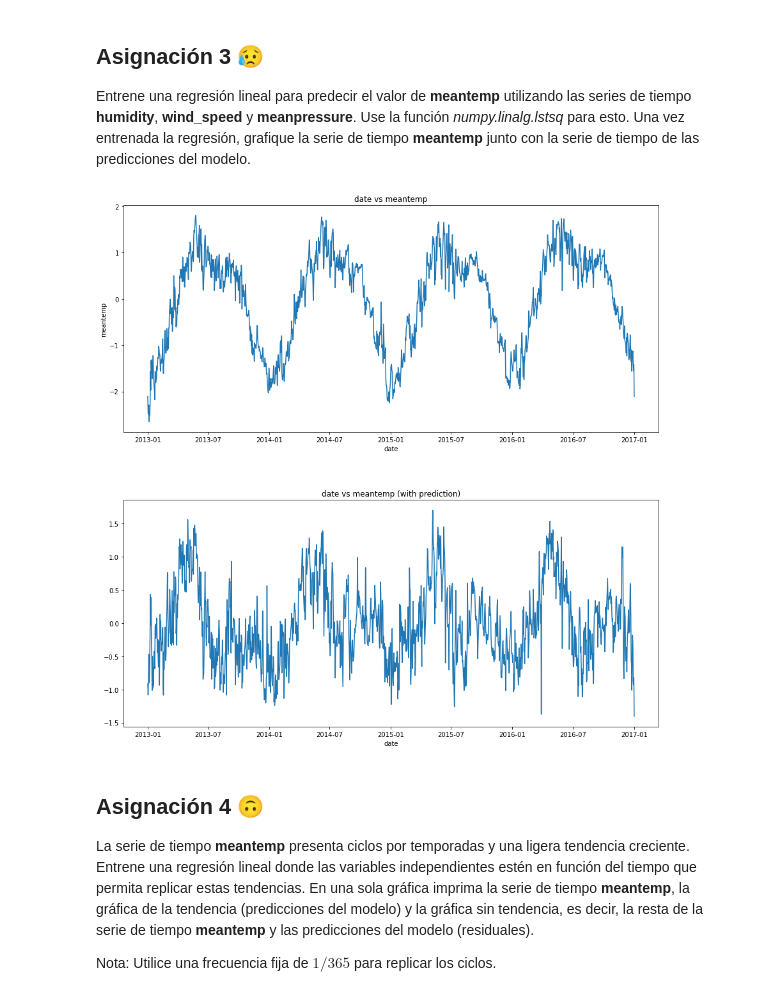
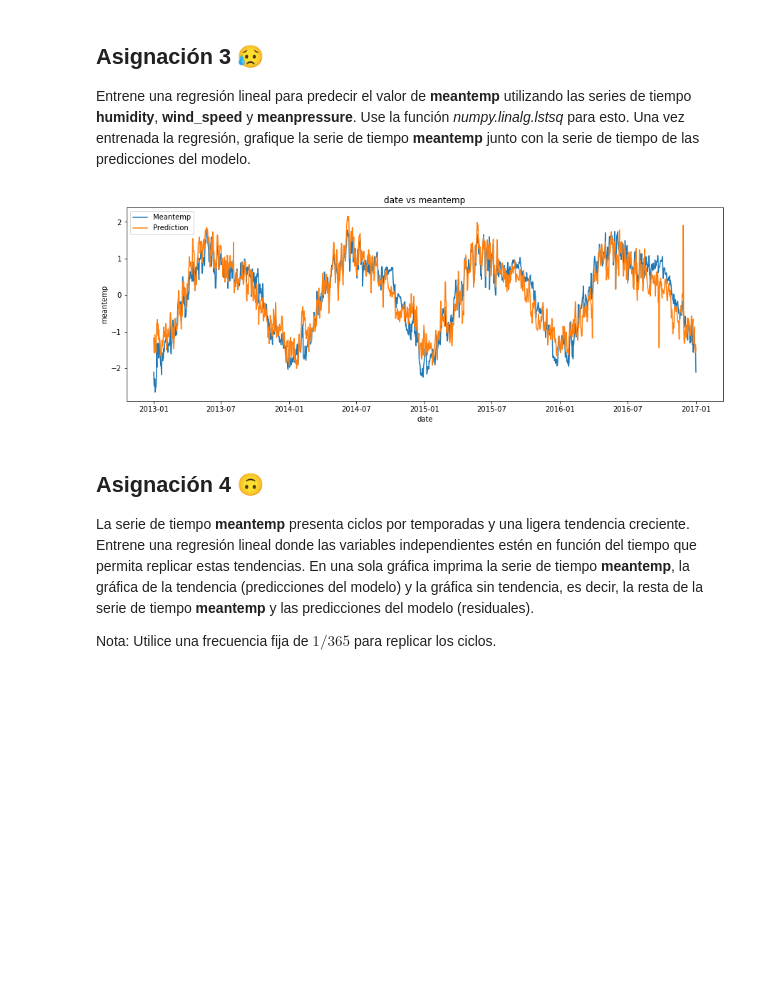
Before and after one commit to breko151/TIMES_SERIES_ANALYSIS, a Jupyter notebook: 3 - Preprocesamiento de Series de Tiempo.ipynb, the cells around one changed output. Drawn from its saved outputs; the diff is of its cells as text; code cells hidden in the pictures; blank space fills up the shorter version.

```diff
--- a/3 - Preprocesamiento de Series de Tiempo.ipynb
+++ b/3 - Preprocesamiento de Series de Tiempo.ipynb
@@ -103,5 +103,9 @@ df.meanpressure.isnull()
 1460    False
 1461    False
 Name: meanpressure, Length: 1462, dtype: bool
-# %%
-df["meanpressure"] = (df["meanpressure"] - df["meanpressure"].min()) / (df["meanpressure"].max() - df["meanpressure"].min())
+# %%
+# Obtenemos los quantiles para
+min_q = 0.01
+max_q = 0.99
+quant = df.meanpressure.quantile([min_q, max_q])
+quant
@@ -108,3 +116,7 @@ df["meanpressure"] = (df["meanpressure"] - df["meanpressure"].min()) / (df["mean
+# %%
+# Transformamos los datos
+df.loc[df.meanpressure > quant[max_q], 'meanpressure'] = quant[max_q]
+df.loc[df.meanpressure < quant[min_q], 'meanpressure'] = quant[min_q]
 # %%
 # Observamos la nueva distribución de los datos
 _fig_, _axs_ = plt.subplots(ncols = 1, figsize = (15, 5))
@@ -116,6 +127,0 @@ _ = sns.histplot(x = df["meanpressure"], ax = _axs_)
-# %%
-# Se realiza una tranformación de los valores 'meanpressure'
-# Sustitución de 0 por valores diferentes de 0, que se aproximen
-df["meanpressure" == 0] = 0.0000000001
-# Le aplicamos la función logaritmo a los valores de la columna 'meanpressure'
-df["meanpressure"] = np.log(np.array(df["meanpressure"]) - df["meanpressure"].min() + 1)
@@ -214,14 +214,13 @@ prediction = X.dot(coef)
 # %%
 prediction = [i[0] for i in prediction]
 # %%
-_fig_, _axs_ = plt.subplots(nrows = 2, figsize = (15, 15))
+_fig_, _axs_ = plt.subplots(nrows = 1, figsize = (15, 5))
 _fig_.subplots_adjust(hspace = 0.3, wspace = 0.3)
-_axs_[0].set(title = "date vs meantemp")
-_ = sns.lineplot(x = new_df["date"], y = new_df['meantemp'], ax = _axs_[0])
-_axs_[1].set(title = "date vs meantemp (with prediction)")
-_ = sns.lineplot(x = new_df["date"], y = prediction, ax = _axs_[1])
+_axs_.set(title = "date vs meantemp")
+_ = sns.lineplot(x = new_df["date"], y = new_df['meantemp'], label = "Meantemp", ax = _axs_)
+_ = sns.lineplot(x = new_df["date"], y = prediction, label = "Prediction", ax = _axs_)
 # %% [output]
-[figure, old version]
+[figure, new version]
 # %% [markdown]
 ## Asignación 4 &#x1F643;
 
```
Also changed, not shown: parts of 28 cells of this notebook.
